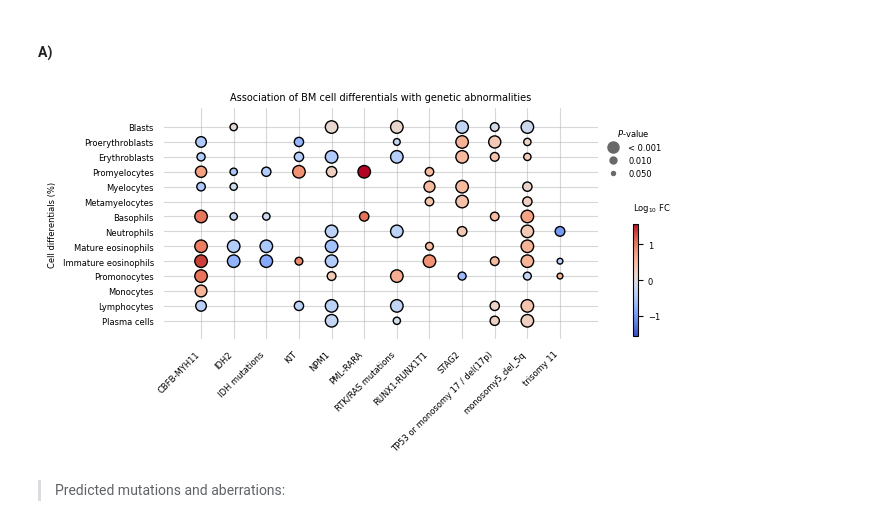
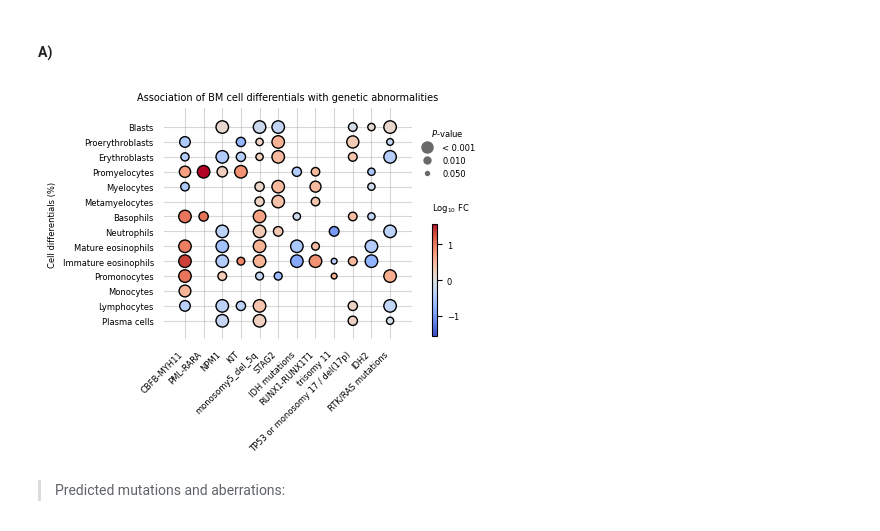
Before and after one commit to purz1/mut-pred-analysis, a Jupyter notebook: data_analysis.ipynb, the cells around one changed output. Saved outputs shown, nothing was run; the diff lists cells and outputs as text; code cells hidden in the pictures.

```diff
--- a/data_analysis.ipynb
+++ b/data_analysis.ipynb
@@ -722,7 +735,7 @@ def get_label_group(target: str):
         return "mutations"
 
 
-def collect_performance_metrics(base_dir: str, metric: str) -> pd.DataFrame:
+def collect_performance_metric(base_dir: str, metric: str) -> pd.DataFrame:
 
     def _read_metric_values(df: pd.DataFrame, metric: str) -> tuple[float, float]:
         """Extract mean and std metric values from the DataFrame."""
@@ -762,6 +775,19 @@ def collect_performance_metrics(base_dir: str, metric: str) -> pd.DataFrame:
 
     result_df = pd.DataFrame(records)
     return result_df.sort_values("variable").reset_index(drop=True)
+
+
+def collect_multiple_performance_metrics(result_dir: str, metrics: List[str]) -> pd.DataFrame:
+    all_metrics = None
+    for metric in metrics:
+        df = collect_performance_metric(result_dir, metric)
+        # round numerical columns to 3 decimals
+        df[df.columns.difference(["variable", "group"])] = df[df.columns.difference(["variable", "group"])].round(3)
+        if all_metrics is None:
+            all_metrics = df
+        else:
+            all_metrics = pd.merge(all_metrics, df, on=["variable", "group"], how="inner")
+    return all_metrics
 
 
 def collect_cell_attention_scores(
@@ -1024,7 +1050,7 @@ def plot_metric_errorbars(
     ax = plt.gca()
     ax.spines[["right", "top", "left"]].set_visible(False)
 
-    plt.tight_layout()
+    #plt.tight_layout()
     plt.show()
 
 
@@ -2057,0 +2337,12 @@ plot_cell_strip_box(
+# %%
+METRICS_TO_COLLECT = [
+    "roc_auc",
+    "pr_auc",
+    #"accuracy",
+    "balanced_accuracy",
+    "precision",
+    "recall",
+    #"specificity",
+    #"npv",
+    "f1_score",
+]
@@ -2057,0 +2351,12 @@ plot_cell_strip_box(
+# %%
+bm_metrics = collect_multiple_performance_metrics(MODEL_RESULTS_PATH_BM, METRICS_TO_COLLECT)
+bm_metrics = bm_metrics.sort_values(by="roc_auc_mean", ascending=False)
+bm_metrics = bm_metrics[bm_metrics.variable.isin(SELECTED_VARIABLES)]
+
+# Get variable order based on BM AUROC
+results_bm_auroc = bm_metrics[["variable", "roc_auc_mean"]].copy()
+results_bm_auroc = results_bm_auroc.rename(columns={"roc_auc_mean": "roc_auc_mean_bm"})
+SELECTED_VARIABLES_IN_ORDER = results_bm_auroc.variable.to_list()
+
+bm_metrics["model"] = "Bone marrow"
+bm_metrics
@@ -2168,27 +3463,27 @@ plot_metric_errorbars(
 # %%
 temp = sort_features(get_bm_cell_differential_variables(), CELL_LINEAGE_ORDER_BM, CELL_STATISTIC_ORDER)
 
 cell_differential_stats, _ = plot_balloon_plot(
     df=df_bm,
-    cat_vars={variable: get_readable_variable_name(variable) for variable in SELECTED_VARIABLES},
+    cat_vars={variable: get_readable_variable_name(variable) for variable in SELECTED_VARIABLES_IN_ORDER},
     cont_vars={variable: CELL_DIFF_VARIABLE_NAMES_BM[variable] for variable in temp}, #sort_features_by_lineage(get_bm_cell_differential_variables(), CELL_LINEAGE_ORDER_BM)
     max_pvalue=0.05,
     adjust_p_values=True,
     plot_height=3,
-    plot_width=7,
+    plot_width=4,
     fontsize=7,
     scale_factor=3,
     swap_axes=True,
     sort_by_pvalue=False,
     cbar_divider=8,
     save_path="figures/balloon_plot_bm_cell_differentials.png",
     title="Association of BM cell differentials with genetic abnormalities",
     ylabel="Cell differentials (%)",
 )
 
 #cell_differential_stats.head()
 # %% [output]
-[figure, old version]
+[figure, new version]
 # %% [markdown]
 > Predicted mutations and aberrations:
 # %% [markdown]
```
Also changed, not shown: parts of 50 cells of this notebook.
